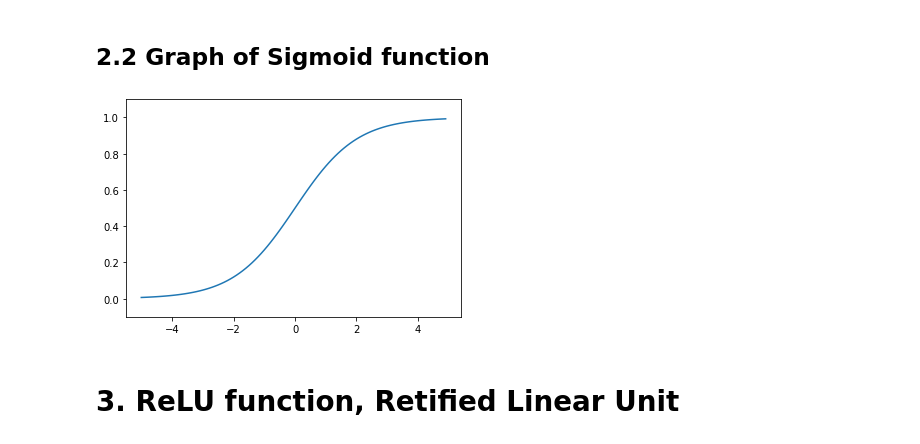
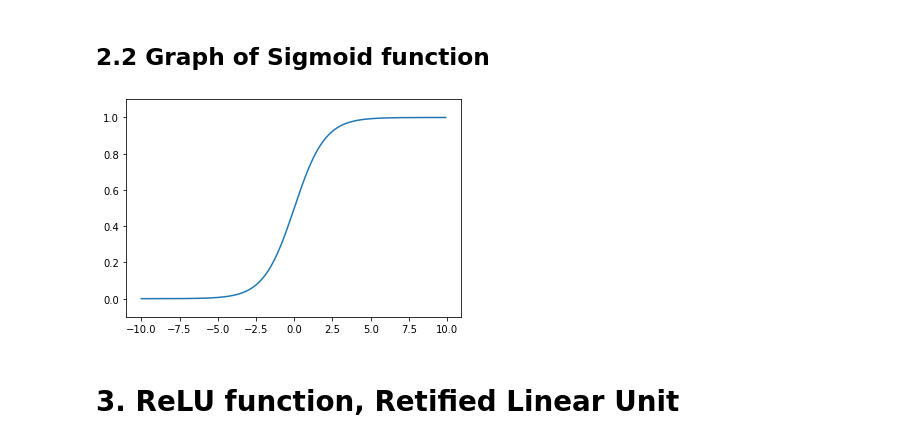
Before and after one commit to Kang-ChangWoo/LessonLearned, a Jupyter notebook: [Book] DeepLearning from scratch/Ch03. Neural network/Ch03. Neural Network.ipynb, the cells around one changed output. Cells and saved outputs as stored; diff of their text form; code cells hidden in the pictures.

```diff
--- a/[Book] DeepLearning from scratch/Ch03. Neural network/Ch03. Neural Network.ipynb
+++ b/[Book] DeepLearning from scratch/Ch03. Neural network/Ch03. Neural Network.ipynb
@@ -75,13 +75,13 @@ array([10.        ,  5.        ,  3.33333333])
 # %% [markdown]
 ## 2.2 Graph of Sigmoid function
 # %%
-x = np.arange(-5.0, 5.0, 0.1)
+x = np.arange(-10.0, 10.0, 0.1) # 5와 -5에서 값이 멈춘다.
 y = sigmoid(x)
 plt.plot(x, y)
 plt.ylim(-0.1, 1.1) # y축의 범위 지정
 plt.show()
 # %% [output]
-[figure, old version]
+[figure, new version]
 # %% [markdown]
 # 3. ReLU function, Retified Linear Unit
 # %%
```
Also changed, not shown: parts of 30 cells of this notebook, 1 other file.
